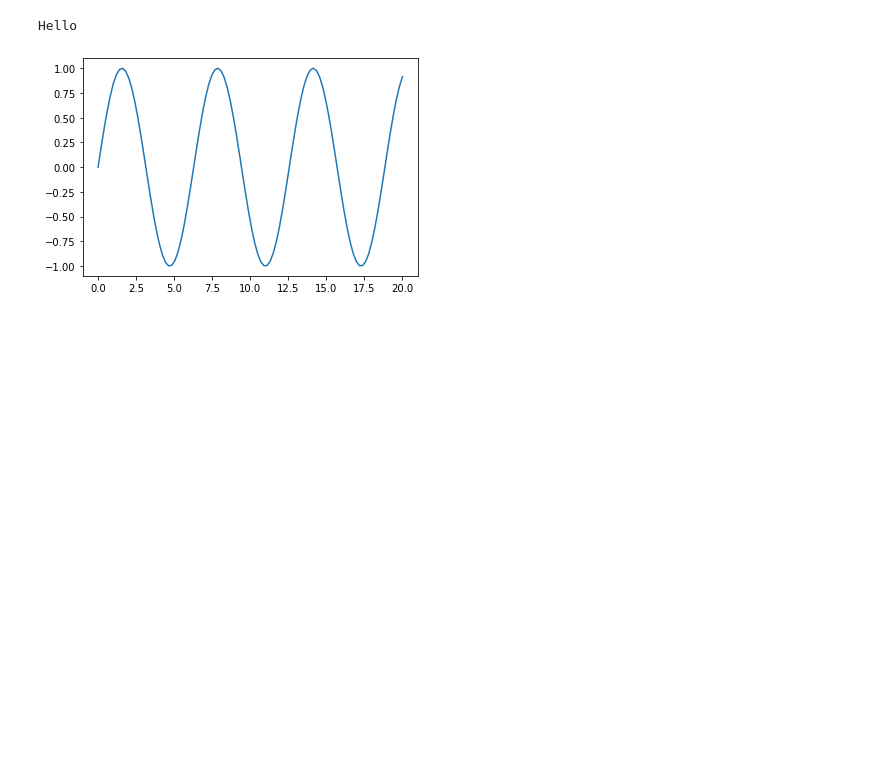
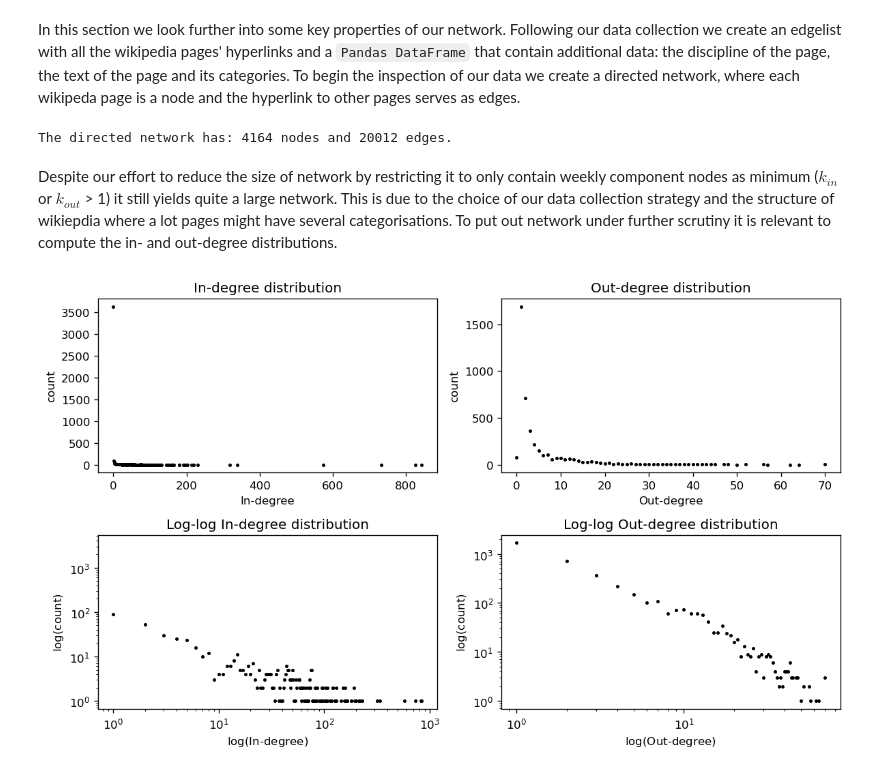
Before and after one commit to MatPiq/DTU-social-graphs-project-book, a Jupyter notebook: explainer_basicstats.ipynb, the cells around one changed output. Cells and saved outputs as stored; diff of their text form; code cells hidden in the pictures; blank space fills up the shorter version.

```diff
--- a/explainer_basicstats.ipynb
+++ b/explainer_basicstats.ipynb
@@ -4,12 +3,2 @@
-# %%
-import matplotlib.pyplot as plt
-import numpy as np
-print('Hello')
-
-x = np.linspace(0,20,100)
-y = np.sin(x)
-plt.plot(x,y)
-plt.show()
-# %% [output]
-Hello
-[figure, removed]
+# %% [markdown]
+In this section we look further into some key properties of our network. Following our data collection we create an edgelist with all the wikipedia pages' hyperlinks and a `Pandas DataFrame` that contain additional data: the discipline of the page, the text of the page and its categories. To begin the inspection of our data we create a directed network, where each wikipeda page is a node and the hyperlink to other pages serves as edges.
@@ -15,0 +21,60 @@ Hello
+# %%
+# We load our files see data_collection.ipynb for further information
+edgelist = pd.read_pickle("https://drive.google.com/uc?export=download&id=1x1WOVm5Wp6SLfN1sePSdgorbAaGQSYR3")
+df = pd.read_pickle("https://drive.google.com/uc?export=download&id=1kBYnRUKQ0vkE-nc1Pf91b9a7wKjZ3Zp3")
+# %%
+edgelist = [e for e in edgelist if e[0] != e[1]]
+G = nx.DiGraph()
+G.add_edges_from(edgelist)
+gcc = max(nx.weakly_connected_components(G), key=len)
+G = G.subgraph(gcc)
+print(f"The directed network has: {len(G.nodes())} nodes and {len(G.edges())} edges.")
+# %% [output]
+The directed network has: 4164 nodes and 20012 edges.
+# %% [markdown]
+Despite our effort to reduce the size of network by restricting it to only contain weekly component nodes as minimum ($k_{in}$ or $k_{out}$ > 1) it still yields quite a large network. This is due to the choice of our data collection strategy and the structure of wikiepdia where a lot pages might have several categorisations. To put out network under further scrutiny it is relevant to compute the in- and out-degree distributions.
+# %%
+def get_degree_distributions(G: nx.DiGraph, degree: str="In") -> list:
+        """
+        Takes a graph as input and returns a list, x, that contains the different degrees,
+        and an additional list, y, that contains the count of the corresponding counts.
+        """
+        if degree=="In":
+            count = Counter([i[1] for i in list(G.in_degree())])
+        elif degree=="Out":
+            count = Counter([i[1] for i in list(G.out_degree())])
+        count = sorted(count.items())
+        x = [i[0] for i in count]
+        y = [i[1] for i in count]
+        return x, y
+
+def draw_degree_distributions(G: nx.DiGraph):
+    """
+    Draws four plots (two log-log and two linear) based on a directed graph's
+    in-degree and out-degree distributions.
+    """
+
+    fig, axs = plt.subplots(2, 2, dpi = 120, figsize = (10,6))
+    for i in range(2):
+        for j, d in enumerate(["In", "Out"]):
+            x, y = get_degree_distributions(G, degree = d)
+
+            # for linear plots
+            axs[i][j].plot(x, y, 'ko', markersize=2)
+            axs[i][j].set_yticks(range(0, max(y)+250, 500))
+            axs[i][j].set_ylabel('count')
+            axs[i][j].set_xlabel(f'{d}-degree')
+            axs[i][j].set_title(f'{d}-degree distribution')
+
+            # for log-log-plots
+            if i == 1:
+                axs[i][j].loglog()
+                axs[i][j].set_ylabel('$\log($count$)$')
+                axs[i][j].set_xlabel(f'$\log(${d}-degree$)$')
+                axs[i][j].set_title(f'Log-log {d}-degree distribution')
+
+    plt.tight_layout()
+
+draw_degree_distributions(G)
+# %% [output]
+[figure, added]
```
Also changed, not shown: parts of 16 cells of this notebook, 1 other file.
